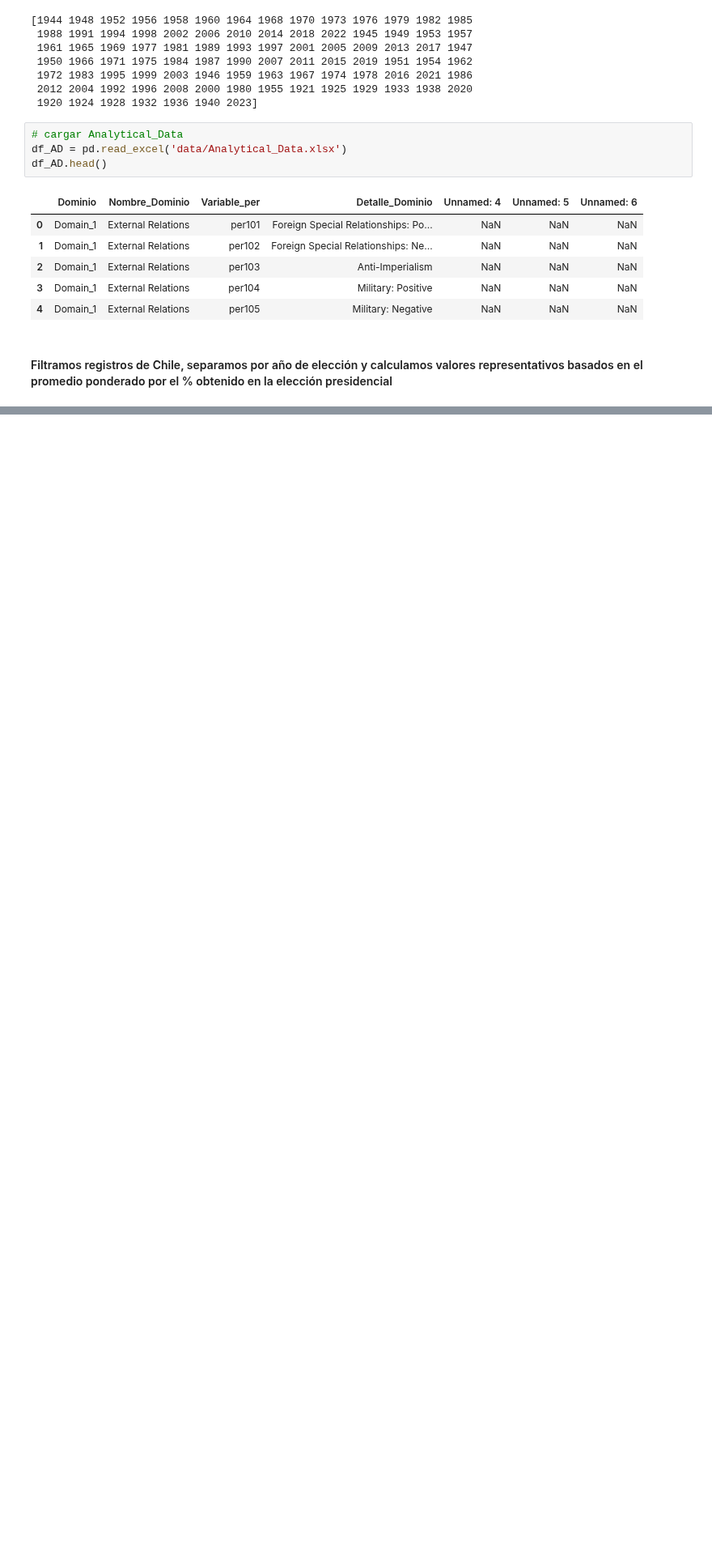
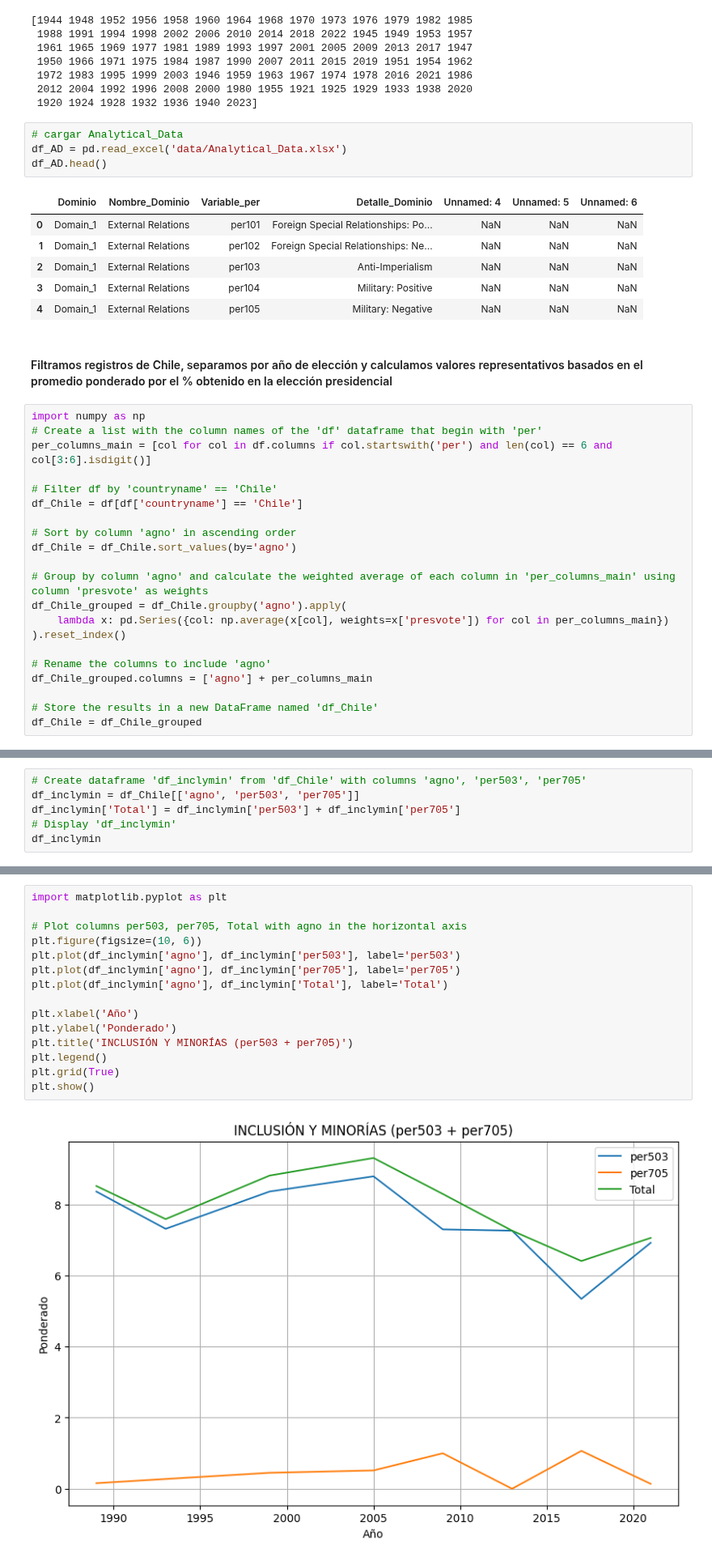
Before and after one commit to MatiasBunsterRaby/Capstone_git, a Jupyter notebook: notebooks/Pruebas_Chile.ipynb, the cells around one changed output, grey strips where cells are left out. Shown at 81% size. Drawn from its saved outputs; the diff is of its cells as text; blank space fills up the shorter version.

```diff
--- a/notebooks/Pruebas_Chile.ipynb
+++ b/notebooks/Pruebas_Chile.ipynb
@@ -43,3 +43,24 @@ df_AD.head()
 | 4 | Domain_1 | External Relations | per105 | Military: Negative | NaN | NaN | NaN |
 # %% [markdown]
 #### Filtramos registros de Chile, separamos por año de elección y calculamos valores representativos basados en el promedio ponderado por el % obtenido en la elección presidencial
+# %%
+import numpy as np
+# Create a list with the column names of the 'df' dataframe that begin with 'per'
+per_columns_main = [col for col in df.columns if col.startswith('per') and len(col) == 6 and col[3:6].isdigit()]
+
+# Filter df by 'countryname' == 'Chile'
+df_Chile = df[df['countryname'] == 'Chile']
+
+# Sort by column 'agno' in ascending order
+df_Chile = df_Chile.sort_values(by='agno')
+
+# Group by column 'agno' and calculate the weighted average of each column in 'per_columns_main' using column 'presvote' as weights
+df_Chile_grouped = df_Chile.groupby('agno').apply(
+    lambda x: pd.Series({col: np.average(x[col], weights=x['presvote']) for col in per_columns_main})
+).reset_index()
+
+# Rename the columns to include 'agno'
+df_Chile_grouped.columns = ['agno'] + per_columns_main
+
+# Store the results in a new DataFrame named 'df_Chile'
+df_Chile = df_Chile_grouped
@@ -45,0 +83,6 @@ df_AD.head()
+# %%
+# Create dataframe 'df_inclymin' from 'df_Chile' with columns 'agno', 'per503', 'per705'
+df_inclymin = df_Chile[['agno', 'per503', 'per705']]
+df_inclymin['Total'] = df_inclymin['per503'] + df_inclymin['per705']
+# Display 'df_inclymin'
+df_inclymin
@@ -45,0 +104,17 @@ df_AD.head()
+# %%
+import matplotlib.pyplot as plt
+
+# Plot columns per503, per705, Total with agno in the horizontal axis
+plt.figure(figsize=(10, 6))
+plt.plot(df_inclymin['agno'], df_inclymin['per503'], label='per503')
+plt.plot(df_inclymin['agno'], df_inclymin['per705'], label='per705')
+plt.plot(df_inclymin['agno'], df_inclymin['Total'], label='Total')
+
+plt.xlabel('Año')
+plt.ylabel('Ponderado')
+plt.title('INCLUSIÓN Y MINORÍAS (per503 + per705)')
+plt.legend()
+plt.grid(True)
+plt.show()
+# %% [output]
+[figure, added]
```
Also changed, not shown: parts of 3 cells of this notebook.
